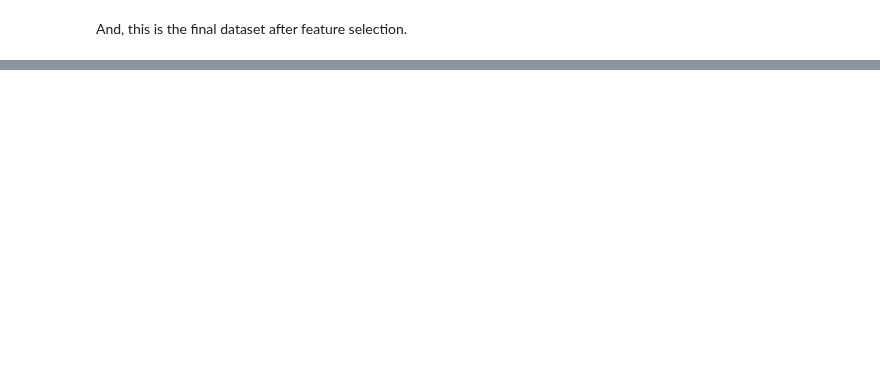
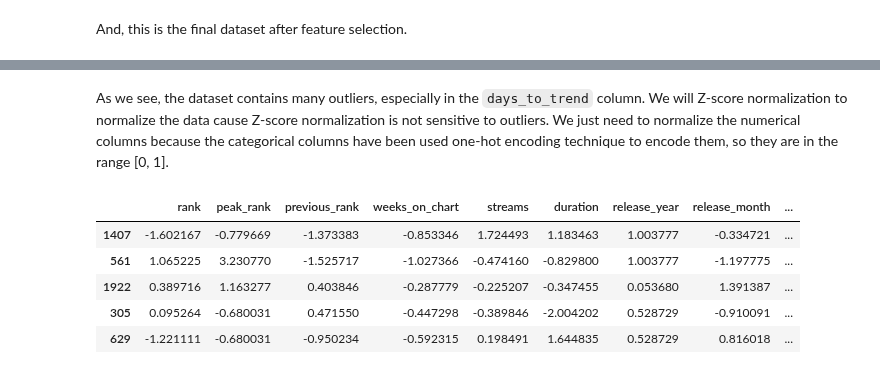
Before and after one commit to pililover/DataScience-Jobs-Market, a Jupyter notebook: SOURCECODE/Data_modeling.ipynb, the cells around one changed output, grey strips where cells are left out. Cells and saved outputs as stored; diff of their text form; code cells hidden in the pictures; blank space fills up the shorter version.

```diff
--- a/SOURCECODE/Data_modeling.ipynb
+++ b/SOURCECODE/Data_modeling.ipynb
@@ -171,0 +235,25 @@ df = df.rename(columns={'month': 'current_month'})
+# %%
+def extract_suitable_date(rank_history, release_date):
+    date_rank = eval(rank_history)
+    # Split the date and rank
+    dates = [date for date, rank in date_rank]
+    for date in dates:
+        if pd.to_datetime(date) >= release_date:
+            return date
+    return release_date
+
+# Extract the suitable date
+for index, row in df.iterrows():
+    if row['days_to_trend'] < 0:
+        suitable_date = extract_suitable_date(row['rank_history'], row['release_date'])
+        df.at[index, 'trending_date'] = suitable_date
+
+# Convert 'trending_date' to datetime
+df['trending_date'] = pd.to_datetime(df['trending_date'], errors='coerce')
+
+# Calculate 'days_to_trend'
+df['days_to_trend'] = (df['trending_date'] - df['release_date']).dt.days
+
+# Extract year and month from release_date and trending_date
+df['trending_year'] = df['trending_date'].dt.year
+df['trending_month'] = df['trending_date'].dt.month
@@ -171,0 +299,3 @@ df = df.rename(columns={'month': 'current_month'})
+# %%
+df['current_month'] = df['current_month'].astype('object')
+df.info()
@@ -175,5 +322,5 @@ Finally, we will drop out the `release_date`, `trending date` and `rank_history`
 # %%
-df = df.drop(columns=['release_date', 'trending_date', 'rank_history'])
+df = df.drop(columns=['uri', 'release_date', 'trending_date', 'rank_history', 'artist_names', 'track_name'])
 # %% [markdown]
 And, this is the final dataset after feature selection.
 # %%
@@ -187,0 +341,6 @@ df.sample(5)
+# %%
+# Find categorical columns
+categorical_columns = df.select_dtypes(include=['object']).columns.to_list()
+numerical_columns = df.select_dtypes(exclude=['object']).columns.tolist()
+print("Categorical columns:", categorical_columns)
+df.info()
@@ -187,0 +424,14 @@ df.sample(5)
+# %% [markdown]
+As we see, the dataset contains many outliers, especially in the `days_to_trend` column. We will Z-score normalization to normalize the data cause Z-score normalization is not sensitive to outliers. We just need to normalize the numerical columns because the categorical columns have been used one-hot encoding technique to encode them, so they are in the range [0, 1].
+# %%
+standard_scaler = StandardScaler()
+df_cleaned = pd.DataFrame(standard_scaler.fit_transform(df[numerical_columns]), columns=numerical_columns)
+df_cleaned = pd.concat([df_cleaned, df.drop(columns=numerical_columns)], axis=1)
+df_cleaned.sample(5)
+# %% [output]
+|  | rank | peak_rank | previous_rank | weeks_on_chart | streams | duration | release_year | release_month | ... |
+| 1407 | -1.602167 | -0.779669 | -1.373383 | -0.853346 | 1.724493 | 1.183463 | 1.003777 | -0.334721 | ... |
+| 561 | 1.065225 | 3.230770 | -1.525717 | -1.027366 | -0.474160 | -0.829800 | 1.003777 | -1.197775 | ... |
+| 1922 | 0.389716 | 1.163277 | 0.403846 | -0.287779 | -0.225207 | -0.347455 | 0.053680 | 1.391387 | ... |
+| 305 | 0.095264 | -0.680031 | 0.471550 | -0.447298 | -0.389846 | -2.004202 | 0.528729 | -0.910091 | ... |
+| 629 | -1.221111 | -0.680031 | -0.950234 | -0.592315 | 0.198491 | 1.644835 | 0.528729 | 0.816018 | ... |
```
Also changed, not shown: parts of 44 cells of this notebook.
